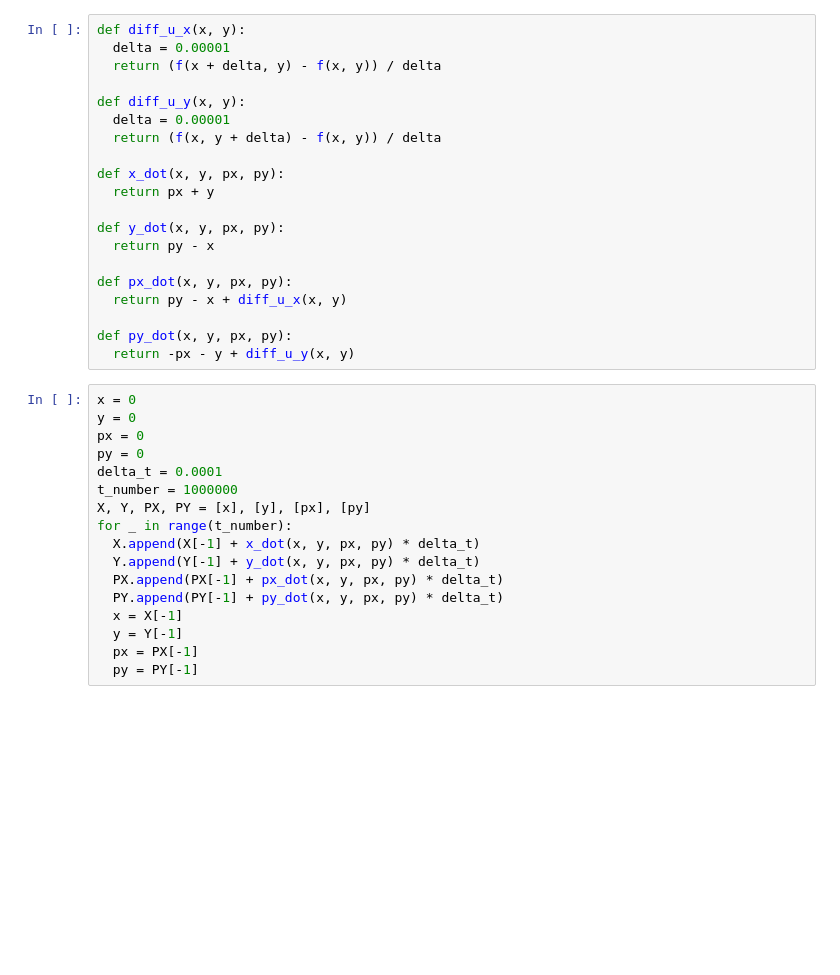
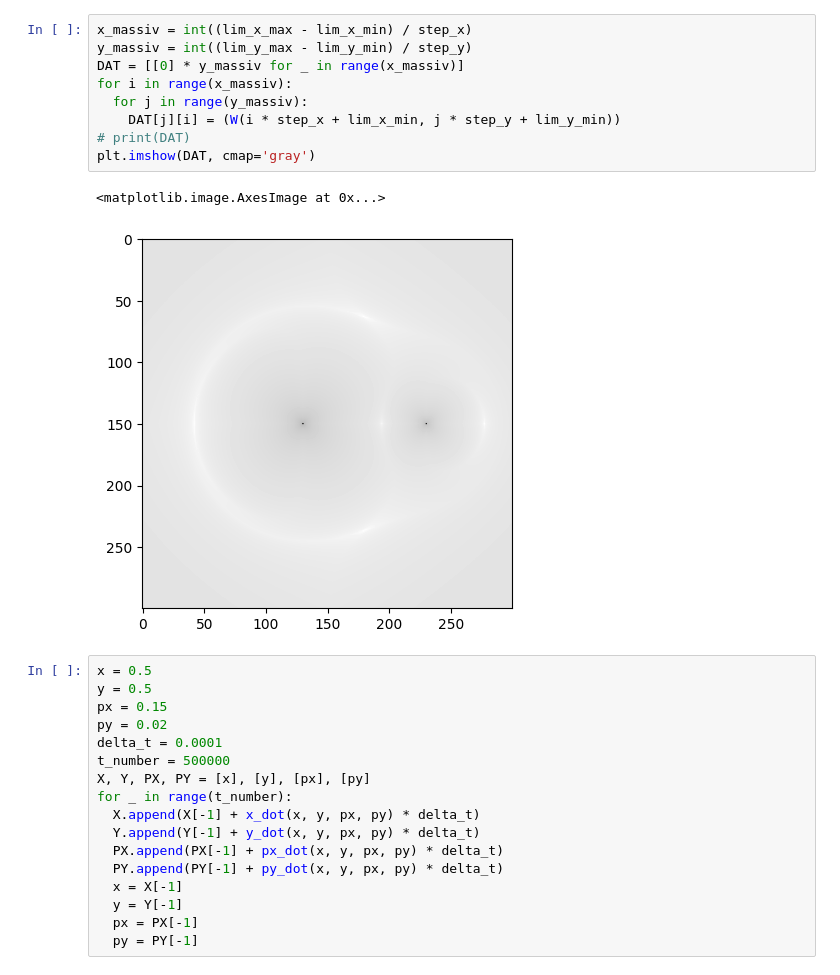
Before and after one commit to ZhizhchenkoA/Mechanic_Project, a Jupyter notebook: Z.ipynb, the cells around one changed output. Saved outputs shown, nothing was run; the diff lists cells and outputs as text; blank space fills up the shorter version.

```diff
--- a/Z.ipynb
+++ b/Z.ipynb
@@ -38,30 +65,22 @@ plt.show()
-# %%
-def diff_u_x(x, y):
-  delta = 0.00001
-  return (f(x + delta, y) - f(x, y)) / delta
-
-def diff_u_y(x, y):
-  delta = 0.00001
-  return (f(x, y + delta) - f(x, y)) / delta
-
-def x_dot(x, y, px, py):
-  return px + y
-
-def y_dot(x, y, px, py):
-  return py - x
-
-def px_dot(x, y, px, py):
-  return py - x + diff_u_x(x, y)
-
-def py_dot(x, y, px, py):
-  return -px - y + diff_u_y(x, y)
+# %%
+x_massiv = int((lim_x_max - lim_x_min) / step_x)
+y_massiv = int((lim_y_max - lim_y_min) / step_y)
+DAT = [[0] * y_massiv for _ in range(x_massiv)]
+for i in range(x_massiv):
+  for j in range(y_massiv):
+    DAT[j][i] = (W(i * step_x + lim_x_min, j * step_y + lim_y_min))
+# print(DAT)
+plt.imshow(DAT, cmap='gray')
+# %% [output]
+<matplotlib.image.AxesImage at 0x...>
+[figure, added]
 # %%
-x = 0
-y = 0
-px = 0
-py = 0
+x = 0.5
+y = 0.5
+px = 0.15
+py = 0.02
 delta_t = 0.0001
-t_number = 1000000
+t_number = 500000
 X, Y, PX, PY = [x], [y], [px], [py]
 for _ in range(t_number):
   X.append(X[-1] + x_dot(x, y, px, py) * delta_t)
```
Also changed, not shown: parts of 5 cells of this notebook.
